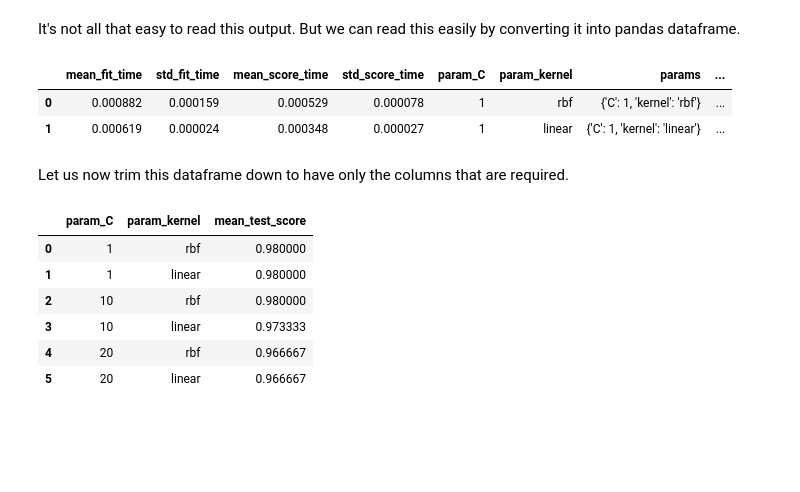
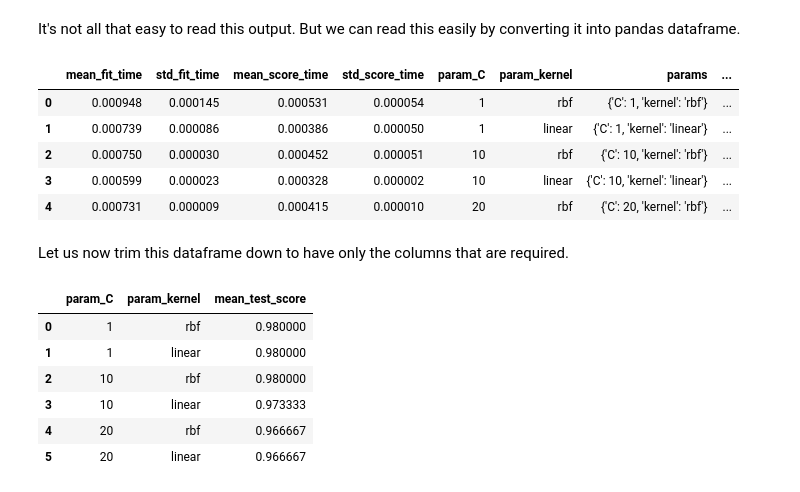
Before and after one commit to bmanandhar/iris_for_hyperparameter_tuning, a Jupyter notebook: iris_data_optimal_model.ipynb, the cells around one changed output. Drawn from its saved outputs; the diff is of its cells as text; code cells hidden in the pictures; blank space fills up the shorter version.

```diff
--- a/iris_data_optimal_model.ipynb
+++ b/iris_data_optimal_model.ipynb
@@ -321,11 +320,14 @@ clf.cv_results_
 It's not all that easy to read this output. But we can read this easily by converting it into pandas dataframe.
 # %%
 score_results = pd.DataFrame(clf.cv_results_)
-score_results.head(2)
+score_results.head()
 # %% [output]
 |  | mean_fit_time | std_fit_time | mean_score_time | std_score_time | param_C | param_kernel | params | ... |
-| 0 | 0.000882 | 0.000159 | 0.000529 | 0.000078 | 1 | rbf | {'C': 1, 'kernel': 'rbf'} | ... |
-| 1 | 0.000619 | 0.000024 | 0.000348 | 0.000027 | 1 | linear | {'C': 1, 'kernel': 'linear'} | ... |
+| 0 | 0.000948 | 0.000145 | 0.000531 | 0.000054 | 1 | rbf | {'C': 1, 'kernel': 'rbf'} | ... |
+| 1 | 0.000739 | 0.000086 | 0.000386 | 0.000050 | 1 | linear | {'C': 1, 'kernel': 'linear'} | ... |
+| 2 | 0.000750 | 0.000030 | 0.000452 | 0.000051 | 10 | rbf | {'C': 10, 'kernel': 'rbf'} | ... |
+| 3 | 0.000599 | 0.000023 | 0.000328 | 0.000002 | 10 | linear | {'C': 10, 'kernel': 'linear'} | ... |
+| 4 | 0.000731 | 0.000009 | 0.000415 | 0.000010 | 20 | rbf | {'C': 20, 'kernel': 'rbf'} | ... |
 # %% [markdown]
 Let us now trim this dataframe down to have only the columns that are required.
 # %%
```
Also changed, not shown: parts of 10 cells of this notebook.
